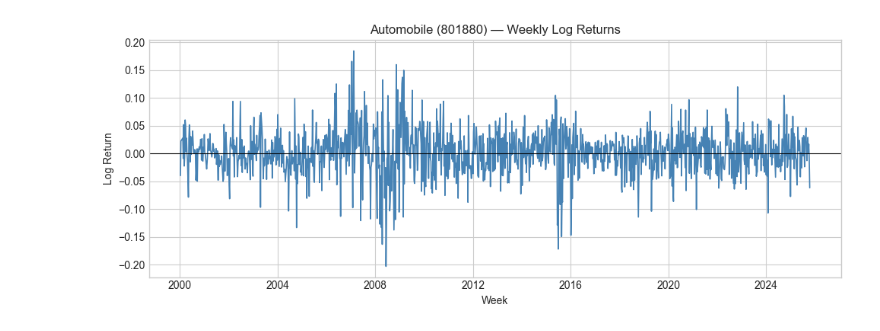
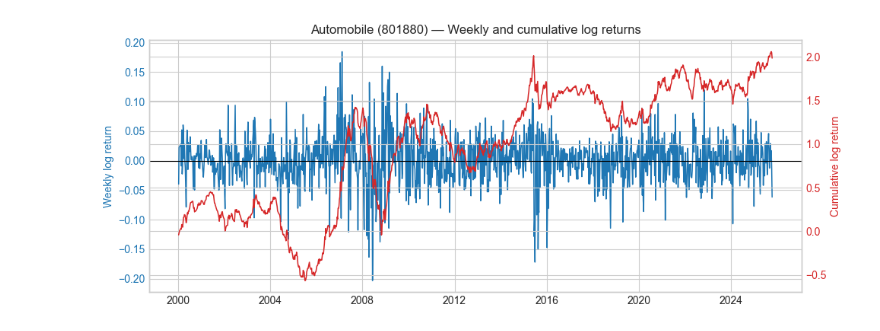
Before and after one commit to N4ims/mandarin-momentum, a Jupyter notebook: data_CN.ipynb, the cells around one changed output. Drawn from its saved outputs; the diff is of its cells as text; code cells hidden in the pictures.

Commit message:
Adjusted structure and added English comments

```diff
--- a/data_CN.ipynb
+++ b/data_CN.ipynb
@@ -201,0 +76,20 @@ for df_temp in [df_sse_composite, df_sse_it_sector, df_csi_pharma_bio, df_automo
+# %%
+# ============================================================
+# Create separate DataFrames for selected indices
+#    (SSE Composite + sector/subsector indices)
+# ============================================================
+selected_codes = {
+    "SSE Composite Index": "000001",
+    "SSE Information Technology Sector Index": "000039",
+    "CSI 800 Pharmaceuticals & Biotechnology Index": "000841",
+    "Automobile": "801880",
+    "Health Care": "000037",
+    "Industrials": "000034",
+}
+
+index_dfs = {}
+for label, code in selected_codes.items():
+    sub = merged_weekly[merged_weekly["IndexCode"] == code].copy()
+    index_dfs[label] = sub
+    print(f"{label}: {len(sub)} rows, {sub['Date'].min()} → {sub['Date'].max()}")
+    display(sub.head(3))
@@ -473,43 +207,43 @@ display(logret_weekly.head(10))
 # %%
-import numpy as np
-import pandas as pd
-import matplotlib.pyplot as plt
+# ============================================================
+# Compute weekly and cumulative log returns
+# ============================================================
+wk = merged_weekly.copy()
+wk["Closing"] = pd.to_numeric(wk["Closing"], errors="coerce")
+wk.loc[wk["Closing"] <= 0, "Closing"] = np.nan
 
-# Nur die vier gewünschten Indizes
-target_codes = ['000001', '000039', '000841', '801880', '000037', '000034', '000841']
+wk[["Year", "Week"]] = wk["Date"].astype(str).str.split("-", expand=True).astype(int)
+wk = wk.sort_values(["IndexCode", "Year", "Week"])
 
-# Daten vorbereiten
-wk = merged_weekly[merged_weekly['IndexCode'].isin(target_codes)].copy()
-wk['Closing'] = pd.to_numeric(wk['Closing'], errors='coerce')
-wk.loc[wk['Closing'] <= 0, 'Closing'] = np.nan
+wk["LogReturn"] = np.log(wk["Closing"]).groupby(wk["IndexCode"]).diff()
+wk["CumLogReturn"] = wk.groupby("IndexCode")["LogReturn"].cumsum()
 
-# Jahr/Woche aufsplitten
-wk[['Year', 'Week']] = wk['Date'].astype(str).str.split('-', expand=True).astype(int)
-wk = wk.sort_values(['IndexCode', 'Year', 'Week'])
+wk["WeekStart"] = wk.apply(lambda r: pd.Timestamp.fromisocalendar(r["Year"], r["Week"], 1), axis=1)
+wk = wk.dropna(subset=["LogReturn"])
 
-# Logarithmierte Returns berechnen
-wk['LogReturn'] = np.log(wk['Closing']).groupby(wk['IndexCode']).diff()
+# Plot weekly vs. cumulative log returns per index
+plt.style.use("seaborn-v0_8-whitegrid")
+target_codes = ["000001", "000039", "000841", "801880", "000037", "000034"]
 
-# Wochenbeginn (Montag) für X-Achse berechnen
-wk['WeekStart'] = wk.apply(lambda r: pd.Timestamp.fromisocalendar(r['Year'], r['Week'], 1), axis=1)
+for code in target_codes:
+    sub = wk[wk["IndexCode"] == code]
+    if sub.empty:
+        continue
+    name = sub["EnglishName"].iloc[0]
 
-# Nur relevante Spalten behalten
-wk = wk[['EnglishName', 'IndexCode', 'WeekStart', 'Closing', 'LogReturn']].dropna()
+    fig, ax1 = plt.subplots(figsize=(10, 4))
+    ax1.plot(sub["WeekStart"], sub["LogReturn"], linewidth=1.1, color="tab:blue", label="Weekly log return")
+    ax1.axhline(0, color="black", linewidth=0.8)
+    ax1.set_ylabel("Weekly log return", color="tab:blue")
+    ax1.tick_params(axis="y", labelcolor="tab:blue")
 
-# Matplotlib-Style
-plt.style.use('seaborn-v0_8-whitegrid')
+    ax2 = ax1.twinx()
+    ax2.plot(sub["WeekStart"], sub["CumLogReturn"], linewidth=1.1, color="tab:red", label="Cumulative log return")
+    ax2.set_ylabel("Cumulative log return", color="tab:red")
+    ax2.tick_params(axis="y", labelcolor="tab:red")
 
-# Plot pro Index
-for code in target_codes:
-    sub = wk[wk['IndexCode'] == code]
-    name = sub['EnglishName'].iloc[0]
-
-    plt.figure(figsize=(10, 4))
-    plt.plot(sub['WeekStart'], sub['LogReturn'], linewidth=1.2, color='steelblue')
-    plt.axhline(0, color='black', linewidth=0.8)
-    plt.title(f"{name} ({code}) — Weekly Log Returns", fontsize=12)
+    plt.title(f"{name} ({code}) — Weekly and cumulative log returns")
     plt.xlabel("Week")
-    plt.ylabel("Log Return")
-    plt.tight_layout()
+    fig.tight_layout()
     plt.show()
 # %% [output]
@@ -519 +253 @@ for code in target_codes:
-[figure, old version]
+[figure, new version]
```
Also changed, not shown: parts of 18 cells of this notebook, 3 other files.
